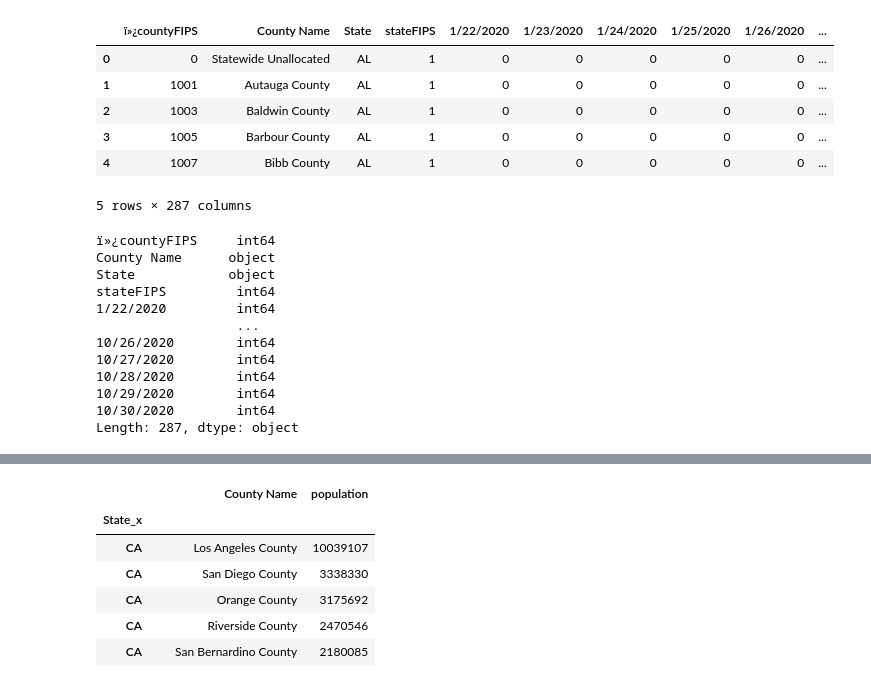
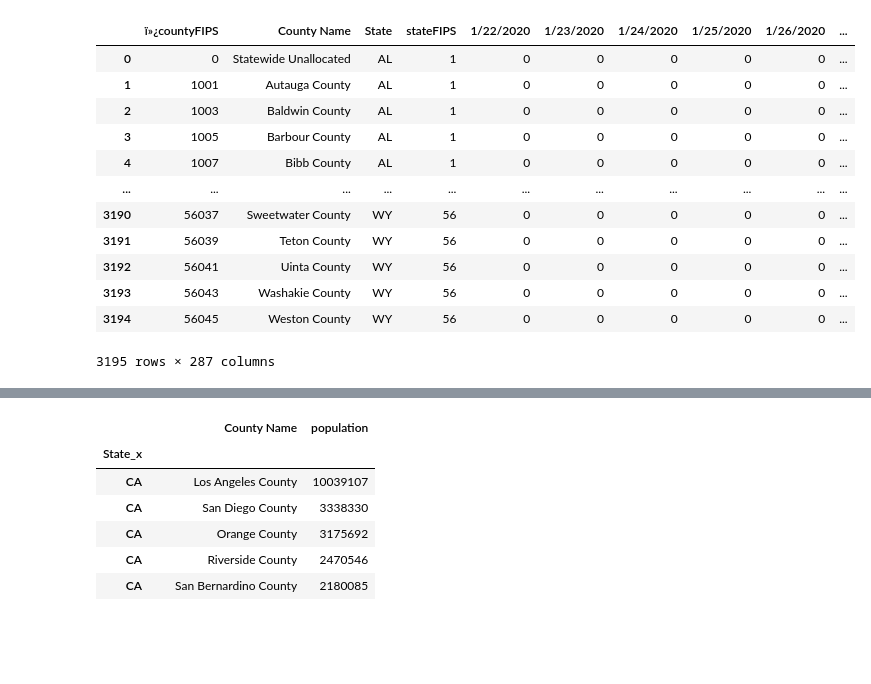
Before and after one commit to shadiaduery/bootcamp-group_project-1, a Jupyter notebook: Analysis/covid19_us_cases.ipynb, the cells around one changed output, grey strips where cells are left out. Saved outputs shown, nothing was run; the diff lists cells and outputs as text; code cells hidden in the pictures; blank space fills up the shorter version.

```diff
--- a/Analysis/covid19_us_cases.ipynb
+++ b/Analysis/covid19_us_cases.ipynb
@@ -13,30 +13,22 @@ from pprint import pprint
 covidcasesus_pd = "../Resources/covid_confirmed_usafacts.csv"
 covidbycounty_pd = "../Resources/covid_county_population_usafacts.csv"
 # %%
+#Reading covid-19 cases and creating a dataframe
 covidcasesus_pd = pd.read_csv(covidcasesus_pd, encoding="ISO-8859-1")
 
-covidcasesus_pd.head()
+covidcasesus_pd
 # %% [output]
 |  | ï»¿countyFIPS | County Name | State | stateFIPS | 1/22/2020 | 1/23/2020 | 1/24/2020 | 1/25/2020 | 1/26/2020 | ... |
 | 0 | 0 | Statewide Unallocated | AL | 1 | 0 | 0 | 0 | 0 | 0 | ... |
 | 1 | 1001 | Autauga County | AL | 1 | 0 | 0 | 0 | 0 | 0 | ... |
 | 2 | 1003 | Baldwin County | AL | 1 | 0 | 0 | 0 | 0 | 0 | ... |
 | 3 | 1005 | Barbour County | AL | 1 | 0 | 0 | 0 | 0 | 0 | ... |
 | 4 | 1007 | Bibb County | AL | 1 | 0 | 0 | 0 | 0 | 0 | ... |
+| ... | ... | ... | ... | ... | ... | ... | ... | ... | ... | ... |
+| 3190 | 56037 | Sweetwater County | WY | 56 | 0 | 0 | 0 | 0 | 0 | ... |
+| 3191 | 56039 | Teton County | WY | 56 | 0 | 0 | 0 | 0 | 0 | ... |
+| 3192 | 56041 | Uinta County | WY | 56 | 0 | 0 | 0 | 0 | 0 | ... |
+| 3193 | 56043 | Washakie County | WY | 56 | 0 | 0 | 0 | 0 | 0 | ... |
+| 3194 | 56045 | Weston County | WY | 56 | 0 | 0 | 0 | 0 | 0 | ... |
-5 rows × 287 columns
+3195 rows × 287 columns
-# %%
-covidcasesus_pd.dtypes
-# %% [output]
-ï»¿countyFIPS     int64
-County Name      object
-State            object
-stateFIPS         int64
-1/22/2020         int64
-                  ...
-10/26/2020        int64
-10/27/2020        int64
-10/28/2020        int64
-10/29/2020        int64
-10/30/2020        int64
-Length: 287, dtype: object
 # %%
```
Also changed, not shown: parts of 19 cells of this notebook.
